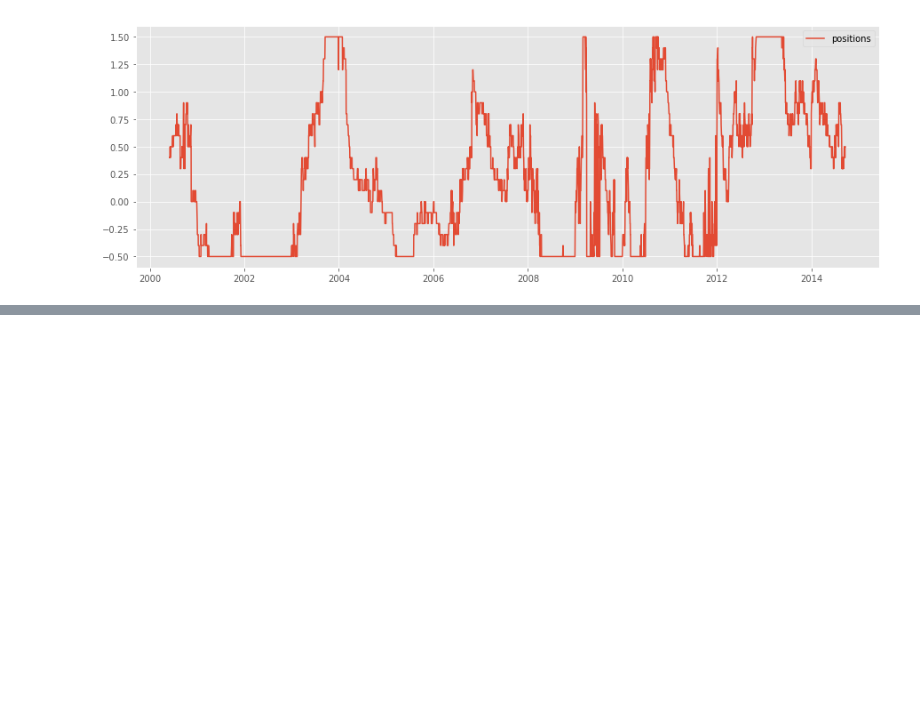
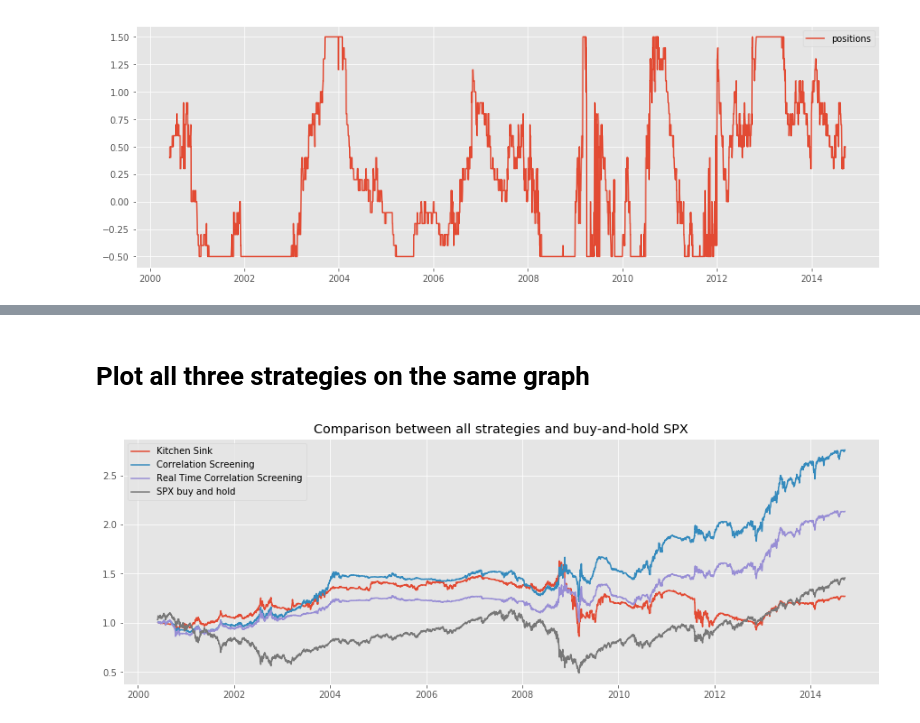
Before and after one commit to rmfeng/dsqfltproject, a Jupyter notebook: notebooks/corr_screening_regression.ipynb, the cells around one changed output, grey strips where cells are left out. Cells and saved outputs as stored; diff of their text form; code cells hidden in the pictures; blank space fills up the shorter version.

```diff
--- a/notebooks/corr_screening_regression.ipynb
+++ b/notebooks/corr_screening_regression.ipynb
@@ -135,0 +176,6 @@ annual return strat: 12.3 %  |  Sharpe: 1.43
+# %% [markdown]
+# Plot all three strategies on the same graph
+# %%
+tb.plot_wealth_all(nbp)
+# %% [output]
+[figure, added]
```
Also changed, not shown: parts of 8 cells of this notebook, 2 other files.
